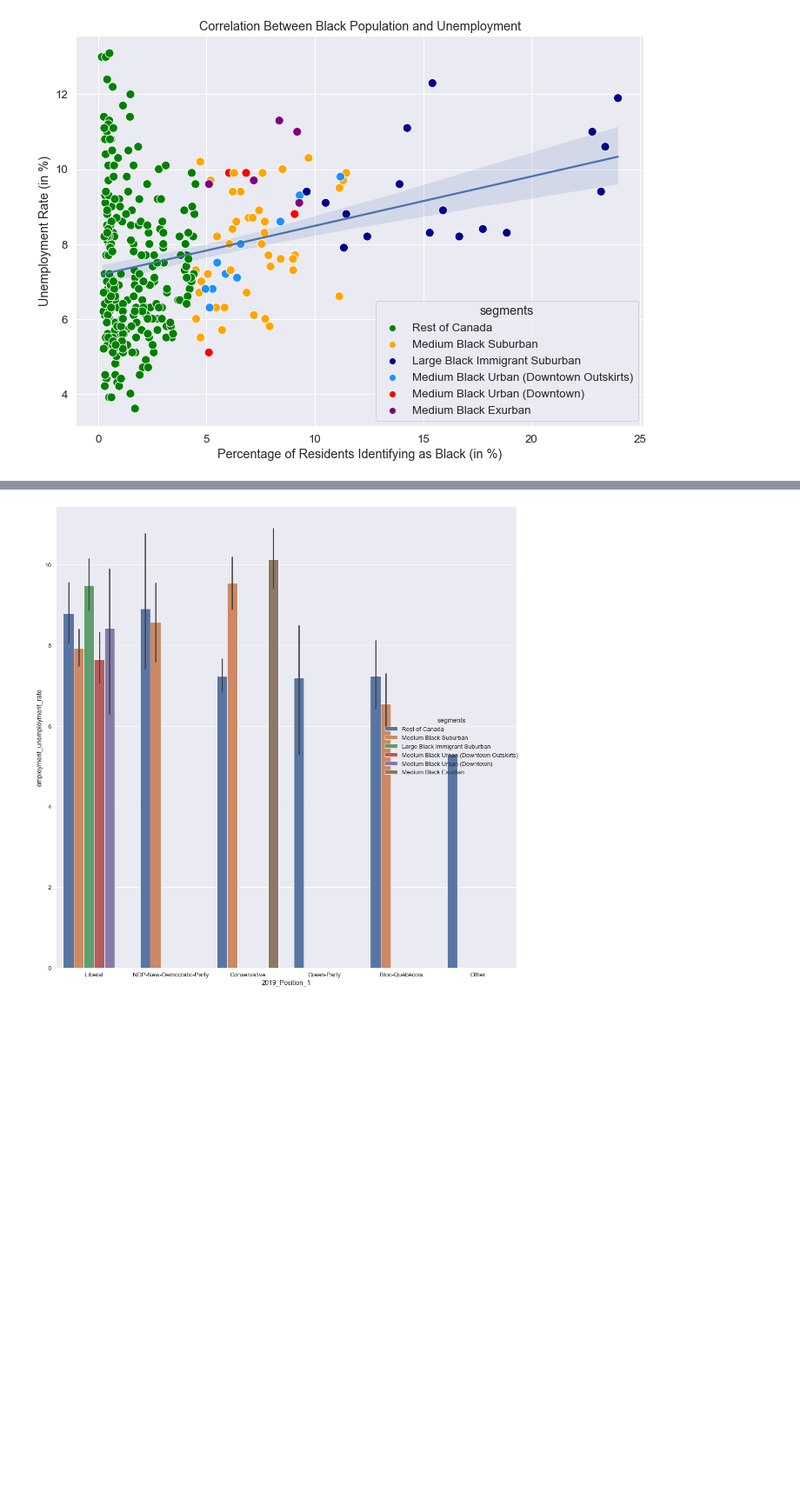
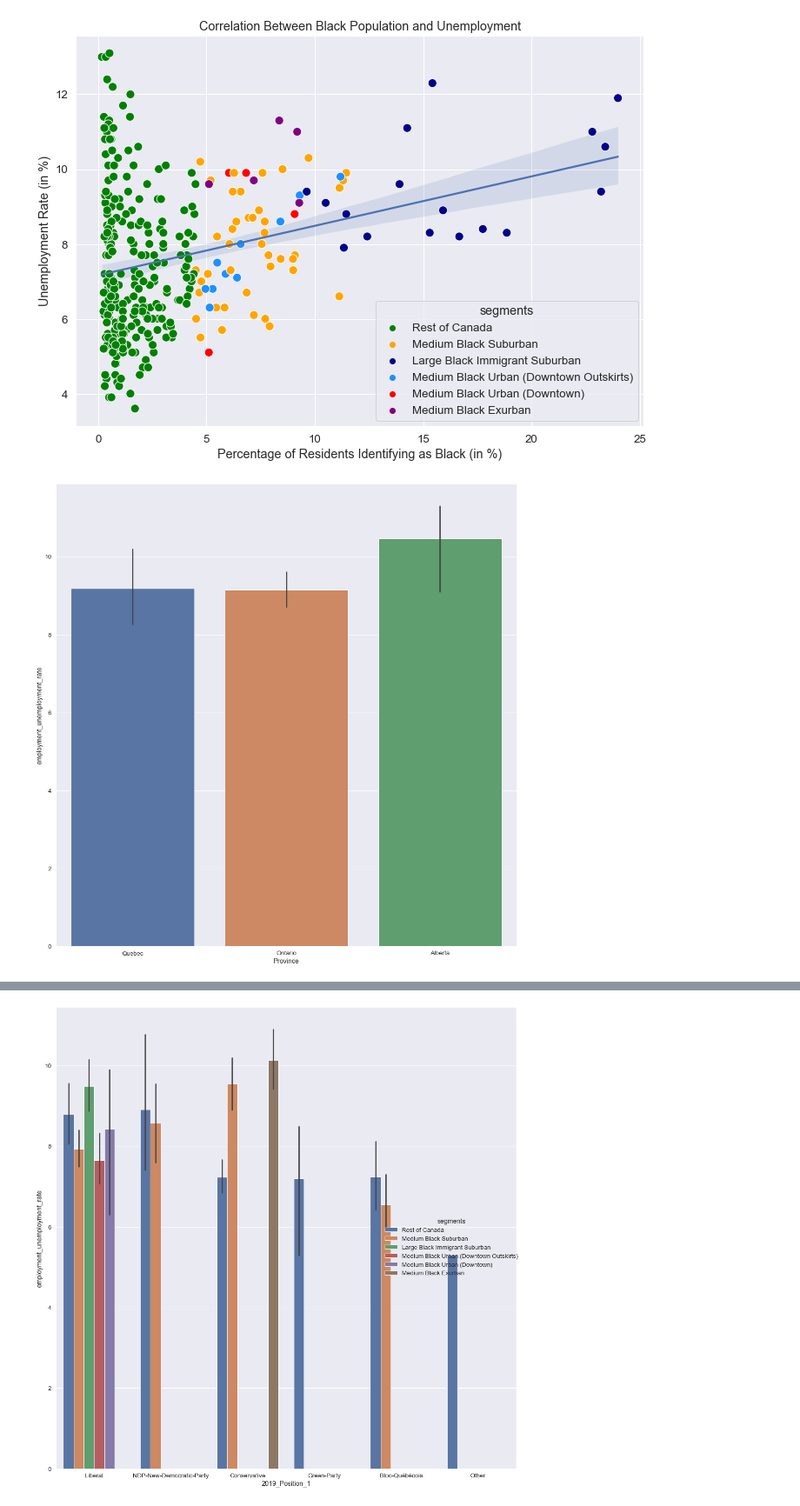
Before and after one commit to Chike-Ode/elections-research-project, a Jupyter notebook: notebooks/6.0 Graphs.ipynb, the cells around one changed output, grey strips where cells are left out. Shown at 87% size. Drawn from its saved outputs; the diff is of its cells as text; code cells hidden in the pictures; blank space fills up the shorter version.

Commit message:
Finalize budget, added more graphs, created segments

```diff
--- a/notebooks/6.0 Graphs.ipynb
+++ b/notebooks/6.0 Graphs.ipynb
@@ -125,3 +133,14 @@ ax.set(xlabel='Percentage of Residents Identifying as Black (in %)', ylabel='Une
 plt.show()
 # %% [output]
 [figure]
+# %%
+black_df=main_df[main_df.ethnic_percent_black>0.08]
+sns.set(rc={'figure.figsize':(5,5)})
+sns.set(style="whitegrid")
+sns.set(font_scale=1.2)
+g=sns.catplot(x='Province', y='employment_unemployment_rate', data=black_df, kind='bar')
+g.fig.set_size_inches(15,15)
+# plt.xticks(plt.xticks()[0], main_df.Province, rotation=90)
+plt.tight_layout()
+# %% [output]
+[figure, added]
```
Also changed, not shown: parts of 3 cells of this notebook, 7 other files.
